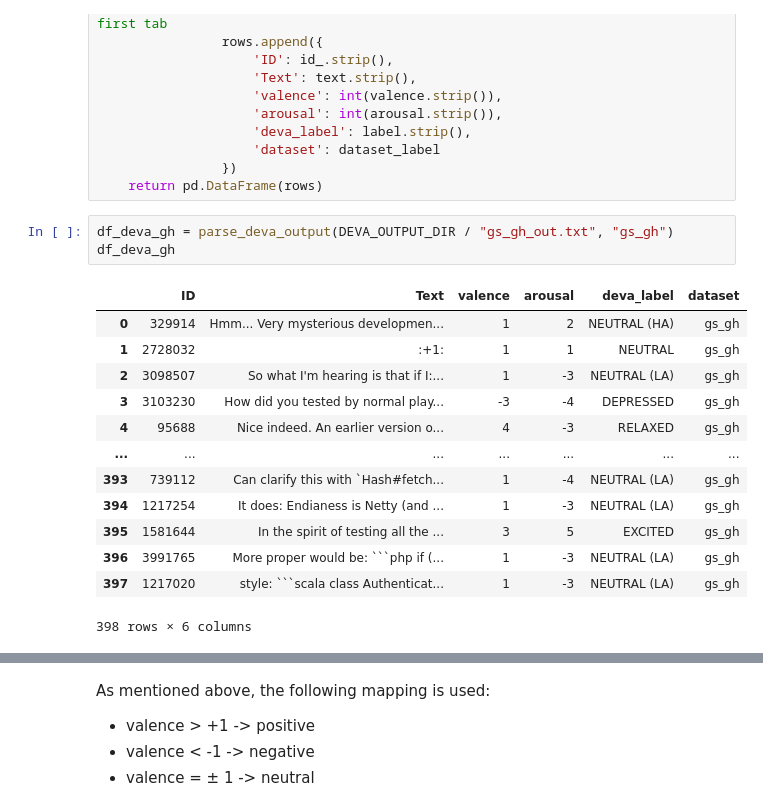
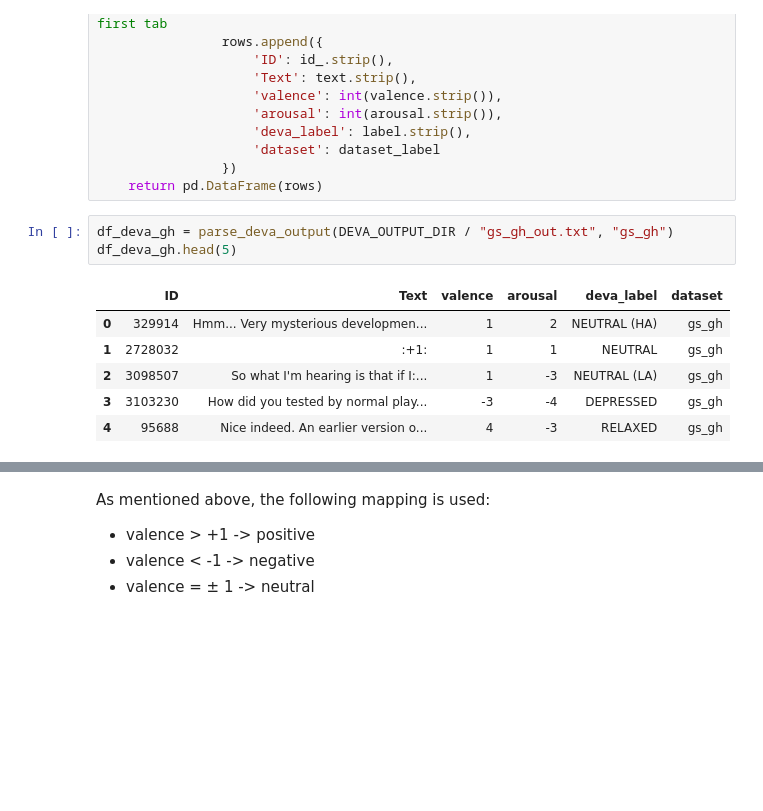
Before and after one commit to davidmrc6/bep, a Jupyter notebook: notebooks/main.ipynb, the cells around one changed output, grey strips where cells are left out. Saved outputs shown, nothing was run; the diff lists cells and outputs as text; blank space fills up the shorter version.

````diff
--- a/notebooks/main.ipynb
+++ b/notebooks/main.ipynb
@@ -185,20 +158,13 @@ def parse_deva_output(filepath, dataset_label):
     return pd.DataFrame(rows)
 # %%
 df_deva_gh = parse_deva_output(DEVA_OUTPUT_DIR / "gs_gh_out.txt", "gs_gh")
-df_deva_gh
+df_deva_gh.head(5)
 # %% [output]
 |  | ID | Text | valence | arousal | deva_label | dataset |
 | 0 | 329914 | Hmm... Very mysterious developmen... | 1 | 2 | NEUTRAL (HA) | gs_gh |
 | 1 | 2728032 | :+1: | 1 | 1 | NEUTRAL | gs_gh |
 | 2 | 3098507 | So what I'm hearing is that if I:... | 1 | -3 | NEUTRAL (LA) | gs_gh |
 | 3 | 3103230 | How did you tested by normal play... | -3 | -4 | DEPRESSED | gs_gh |
 | 4 | 95688 | Nice indeed. An earlier version o... | 4 | -3 | RELAXED | gs_gh |
-| ... | ... | ... | ... | ... | ... | ... |
-| 393 | 739112 | Can clarify this with `Hash#fetch... | 1 | -4 | NEUTRAL (LA) | gs_gh |
-| 394 | 1217254 | It does: Endianess is Netty (and ... | 1 | -3 | NEUTRAL (LA) | gs_gh |
-| 395 | 1581644 | In the spirit of testing all the ... | 3 | 5 | EXCITED | gs_gh |
-| 396 | 3991765 | More proper would be: ```php if (... | 1 | -3 | NEUTRAL (LA) | gs_gh |
-| 397 | 1217020 | style: ```scala class Authenticat... | 1 | -3 | NEUTRAL (LA) | gs_gh |
-398 rows × 6 columns
 # %%
 df_deva_so = parse_deva_output(DEVA_OUTPUT_DIR / "gs_so_out.txt", "gs_so")
````
Also changed, not shown: parts of 18 cells of this notebook.
